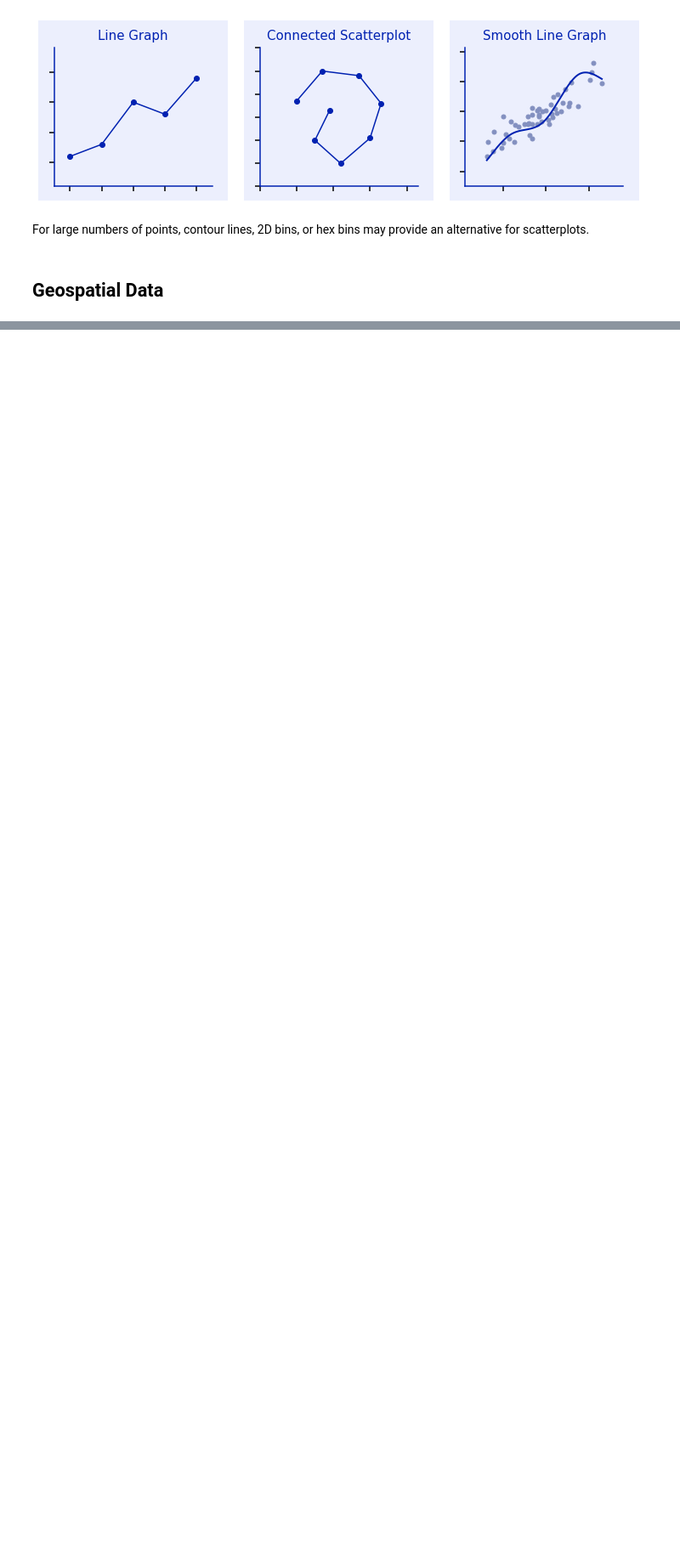
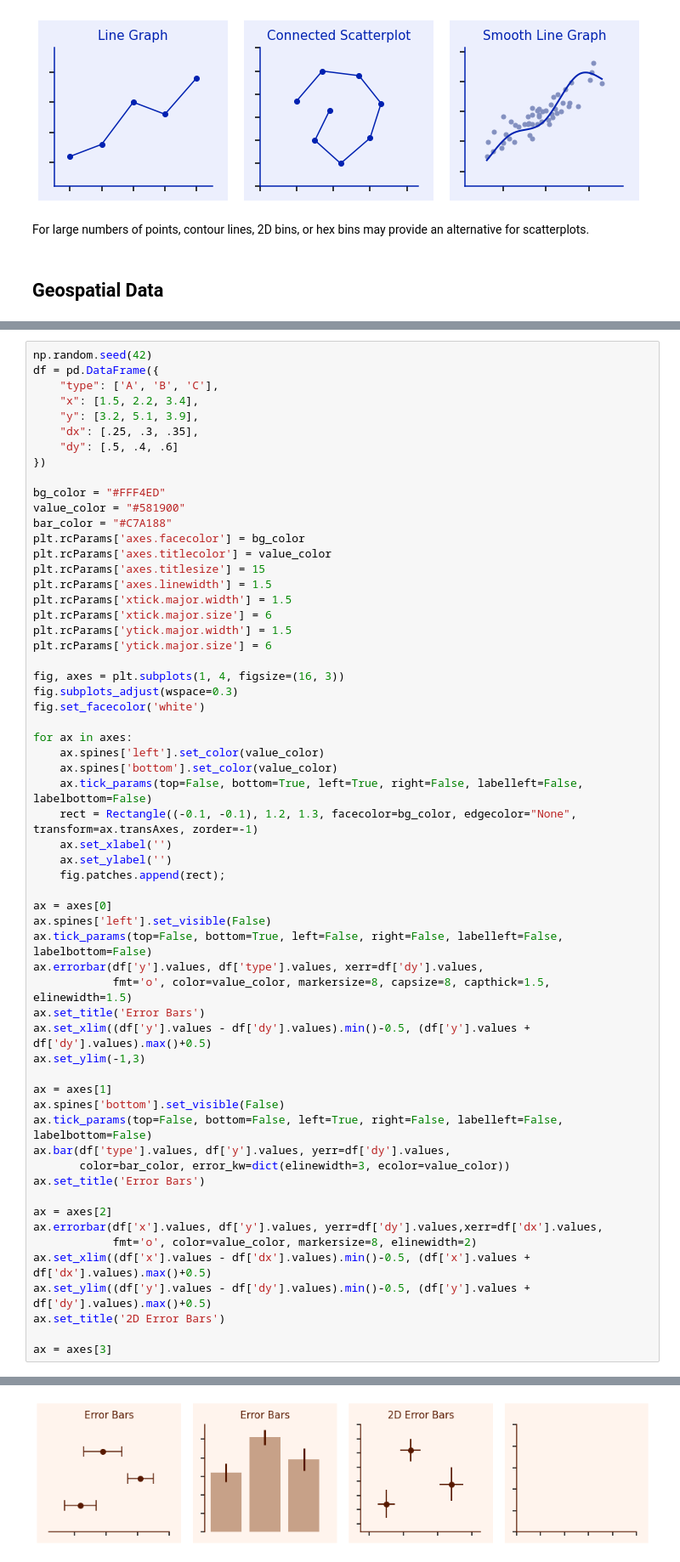
Before and after one commit to hnguyentt/dataviz-python, a Jupyter notebook: 1.From_data_to_viz/05.Directory_of_visualizations.ipynb, the cells around one changed output, grey strips where cells are left out. Shown at 85% size. Cells and saved outputs as stored; diff of their text form; blank space fills up the shorter version.

```diff
--- a/1.From_data_to_viz/05.Directory_of_visualizations.ipynb
+++ b/1.From_data_to_viz/05.Directory_of_visualizations.ipynb
@@ -824,0 +831,60 @@ For large numbers of points, contour lines, 2D bins, or hex bins may provide an
+# %%
+np.random.seed(42)
+df = pd.DataFrame({
+    "type": ['A', 'B', 'C'],
+    "x": [1.5, 2.2, 3.4],
+    "y": [3.2, 5.1, 3.9],
+    "dx": [.25, .3, .35],
+    "dy": [.5, .4, .6]
+})
+
+bg_color = "#FFF4ED"
+value_color = "#581900"
+bar_color = "#C7A188"
+plt.rcParams['axes.facecolor'] = bg_color
+plt.rcParams['axes.titlecolor'] = value_color
+plt.rcParams['axes.titlesize'] = 15
+plt.rcParams['axes.linewidth'] = 1.5
+plt.rcParams['xtick.major.width'] = 1.5
+plt.rcParams['xtick.major.size'] = 6
+plt.rcParams['ytick.major.width'] = 1.5
+plt.rcParams['ytick.major.size'] = 6
+
+fig, axes = plt.subplots(1, 4, figsize=(16, 3))
+fig.subplots_adjust(wspace=0.3)
+fig.set_facecolor('white')
+
+for ax in axes:
+    ax.spines['left'].set_color(value_color)
+    ax.spines['bottom'].set_color(value_color)
+    ax.tick_params(top=False, bottom=True, left=True, right=False, labelleft=False, labelbottom=False)
+    rect = Rectangle((-0.1, -0.1), 1.2, 1.3, facecolor=bg_color, edgecolor="None", transform=ax.transAxes, zorder=-1)
+    ax.set_xlabel('')
+    ax.set_ylabel('')
+    fig.patches.append(rect);
+
+ax = axes[0]
+ax.spines['left'].set_visible(False)
+ax.tick_params(top=False, bottom=True, left=False, right=False, labelleft=False, labelbottom=False)
+ax.errorbar(df['y'].values, df['type'].values, xerr=df['dy'].values,
+            fmt='o', color=value_color, markersize=8, capsize=8, capthick=1.5, elinewidth=1.5)
+ax.set_title('Error Bars')
+ax.set_xlim((df['y'].values - df['dy'].values).min()-0.5, (df['y'].values + df['dy'].values).max()+0.5)
+ax.set_ylim(-1,3)
+
+ax = axes[1]
+ax.spines['bottom'].set_visible(False)
+ax.tick_params(top=False, bottom=False, left=True, right=False, labelleft=False, labelbottom=False)
+ax.bar(df['type'].values, df['y'].values, yerr=df['dy'].values,
+       color=bar_color, error_kw=dict(elinewidth=3, ecolor=value_color))
+ax.set_title('Error Bars')
+
+ax = axes[2]
+ax.errorbar(df['x'].values, df['y'].values, yerr=df['dy'].values,xerr=df['dx'].values,
+            fmt='o', color=value_color, markersize=8, elinewidth=2)
+ax.set_xlim((df['x'].values - df['dx'].values).min()-0.5, (df['x'].values + df['dx'].values).max()+0.5)
+ax.set_ylim((df['y'].values - df['dy'].values).min()-0.5, (df['y'].values + df['dy'].values).max()+0.5)
+ax.set_title('2D Error Bars')
+
+ax = axes[3]
+# %% [output]
@@ -824,0 +892 @@ For large numbers of points, contour lines, 2D bins, or hex bins may provide an
+[figure, added]
```
Also changed, not shown: parts of 3 cells of this notebook, 2 other files.
